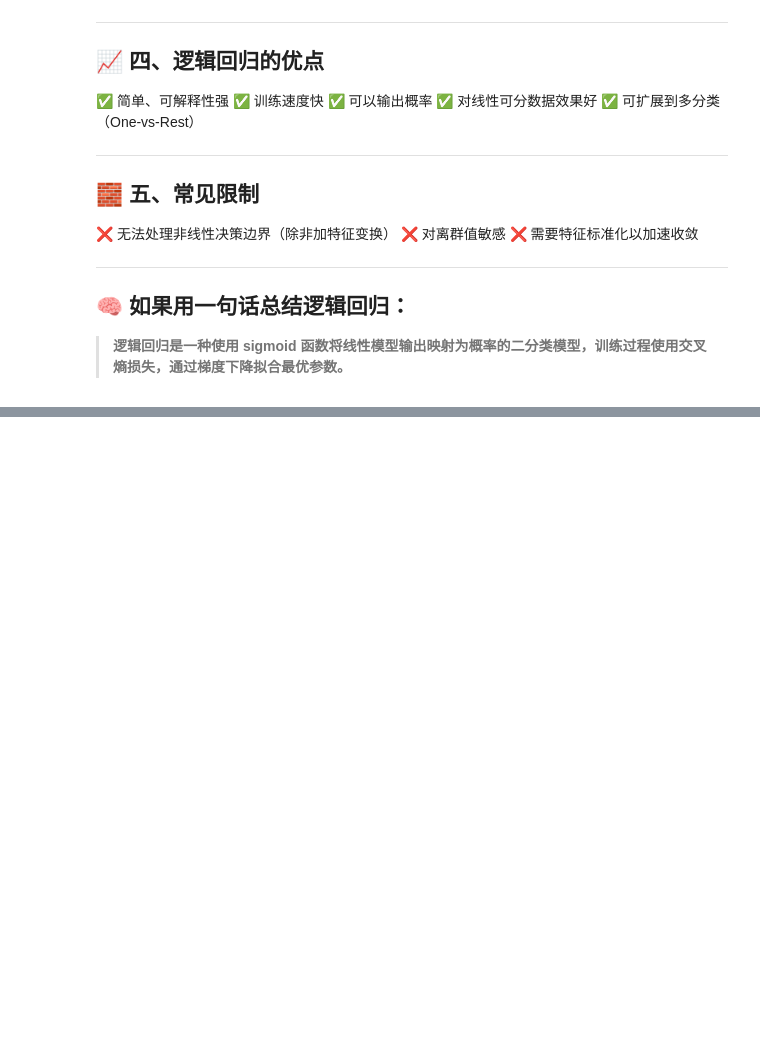
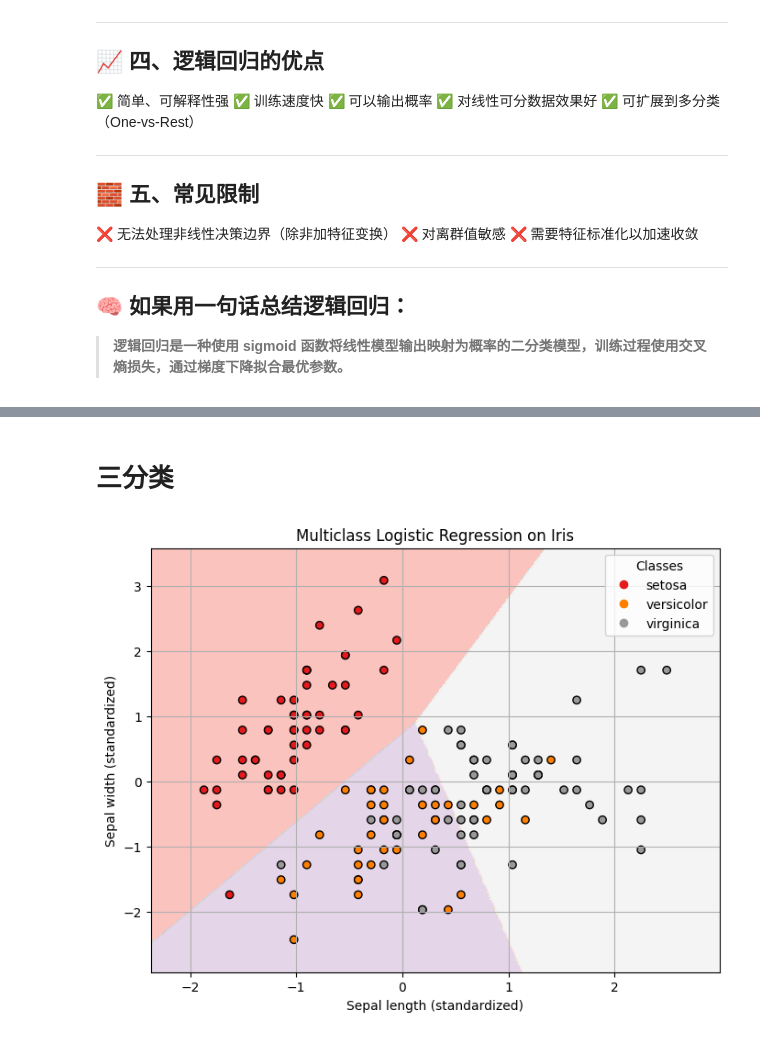
Before and after one commit to caoaolong/llm-teach, a Jupyter notebook: ML/5.逻辑回归.ipynb, the cells around one changed output, grey strips where cells are left out. Saved outputs shown, nothing was run; the diff lists cells and outputs as text; code cells hidden in the pictures; blank space fills up the shorter version.

```diff
--- a/ML/5.逻辑回归.ipynb
+++ b/ML/5.逻辑回归.ipynb
@@ -97,0 +221,49 @@ $$
+# %% [markdown]
+# 三分类
+# %%
+import numpy as np
+import matplotlib.pyplot as plt
+from sklearn.datasets import load_iris
+from sklearn.linear_model import LogisticRegression
+from sklearn.preprocessing import StandardScaler
+
+# 加载数据
+iris = load_iris()
+X = iris.data[:, :2]  # 只取前两个特征用于可视化
+y = iris.target
+target_names = iris.target_names
+
+# 标准化
+scaler = StandardScaler()
+X_std = scaler.fit_transform(X)
+
+# 多分类逻辑回归训练
+clf = LogisticRegression(solver='lbfgs')
+clf.fit(X_std, y)
+
+# 绘制决策边界函数
+def plot_multiclass_decision_boundary(model, X, y, target_names):
+    x_min, x_max = X[:, 0].min() - .5, X[:, 0].max() + .5
+    y_min, y_max = X[:, 1].min() - .5, X[:, 1].max() + .5
+    h = 0.01  # 网格粒度
+    xx, yy = np.meshgrid(np.arange(x_min, x_max, h),
+                         np.arange(y_min, y_max, h))
+    Z = model.predict(np.c_[xx.ravel(), yy.ravel()])
+    Z = Z.reshape(xx.shape)
+
+    plt.figure(figsize=(8, 6))
+    plt.contourf(xx, yy, Z, cmap=plt.cm.Pastel1, alpha=0.8)
+    scatter = plt.scatter(X[:, 0], X[:, 1], c=y, edgecolors='k', cmap=plt.cm.Set1)
+    plt.xlabel('Sepal length (standardized)')
+    plt.ylabel('Sepal width (standardized)')
+    plt.title('Multiclass Logistic Regression on Iris')
+    plt.grid(True)
+    # 添加图例
+    handles, _ = scatter.legend_elements()
+    plt.legend(handles, target_names, title="Classes")
+    plt.show()
+
+# 绘图
+plot_multiclass_decision_boundary(clf, X_std, y, target_names)
+# %% [output]
+[figure, added]
```
Also changed, not shown: parts of 3 cells of this notebook, 9 other files.
